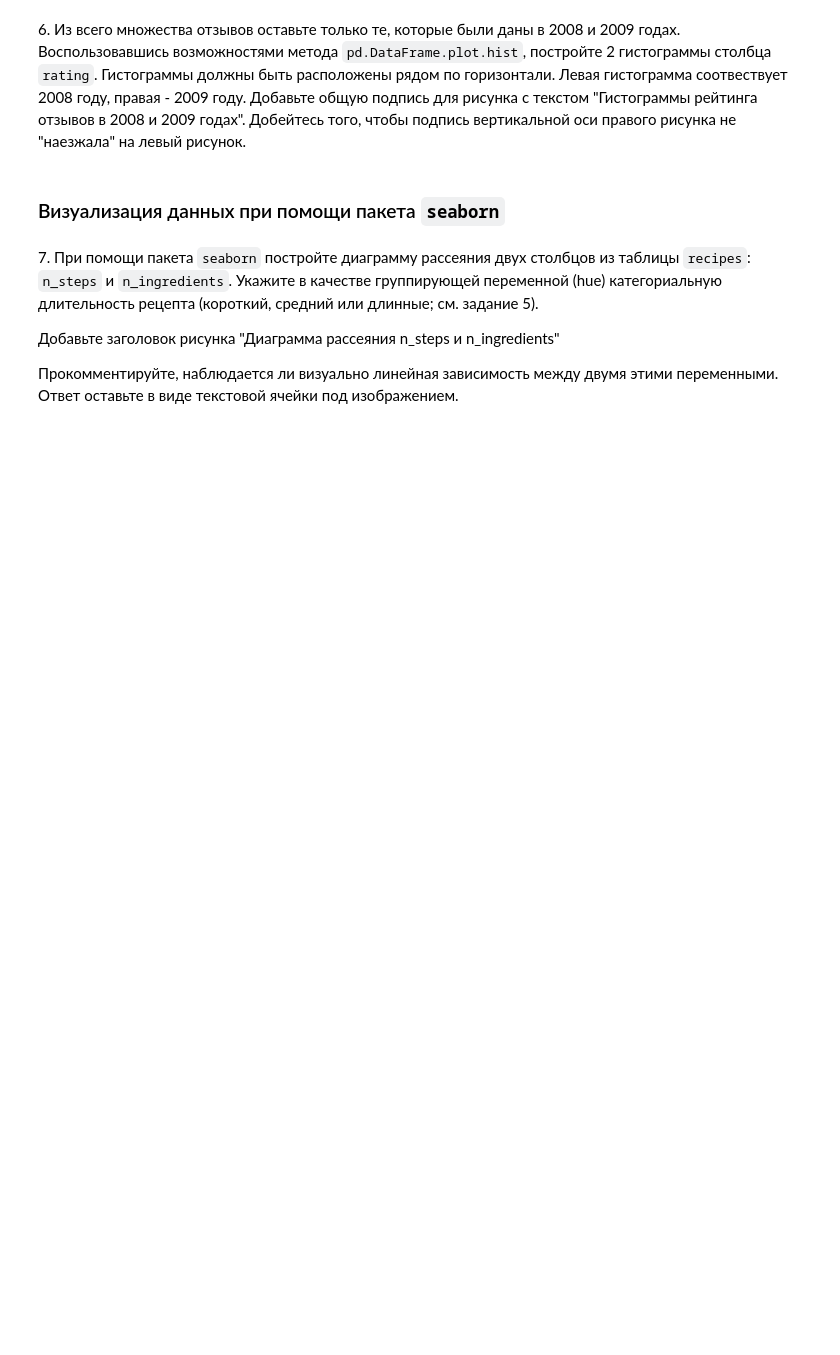
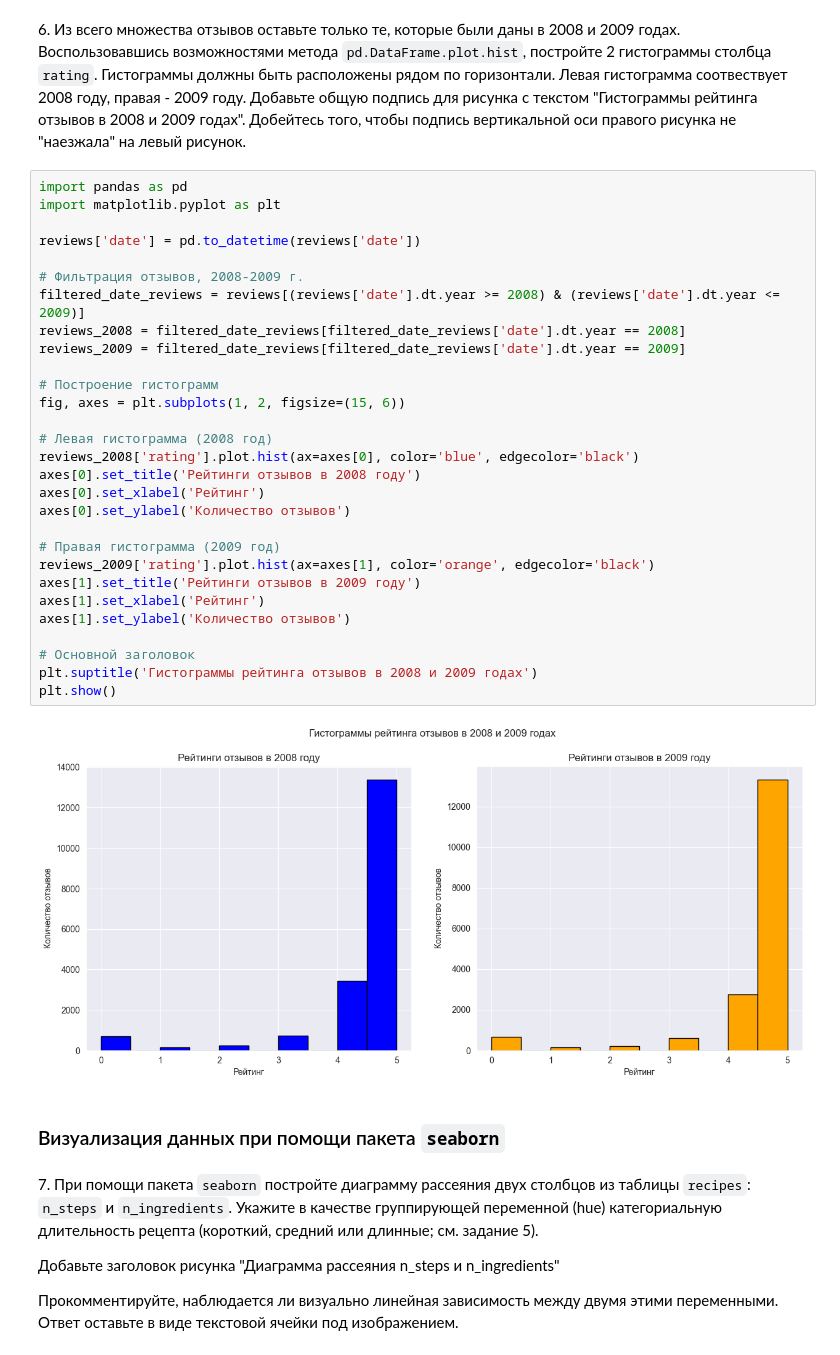
Before and after one commit to greenem-official/FaPythonProjects, a Jupyter notebook: TOD/05_graphics/05_visualization.ipynb, the cells around one changed output. Saved outputs shown, nothing was run; the diff lists cells and outputs as text; blank space fills up the shorter version.

```diff
--- a/TOD/05_graphics/05_visualization.ipynb
+++ b/TOD/05_graphics/05_visualization.ipynb
@@ -239,5 +265,36 @@ recipes = ...
 # %% [markdown]
 6\. Из всего множества отзывов оставьте только те, которые были даны в 2008 и 2009 годах. Воспользовавшись возможностями метода `pd.DataFrame.plot.hist`, постройте 2 гистограммы столбца `rating`. Гистограммы должны быть расположены рядом по горизонтали. Левая гистограмма соотвествует 2008 году, правая - 2009 году. Добавьте общую подпись для рисунка с текстом "Гистограммы рейтинга отзывов в 2008 и 2009 годах". Добейтесь того, чтобы подпись вертикальной оси правого рисунка не "наезжала" на левый рисунок.
+# %%
+import pandas as pd
+import matplotlib.pyplot as plt
+
+reviews['date'] = pd.to_datetime(reviews['date'])
+
+# Фильтрация отзывов, 2008-2009 г.
+filtered_date_reviews = reviews[(reviews['date'].dt.year >= 2008) & (reviews['date'].dt.year <= 2009)]
+reviews_2008 = filtered_date_reviews[filtered_date_reviews['date'].dt.year == 2008]
+reviews_2009 = filtered_date_reviews[filtered_date_reviews['date'].dt.year == 2009]
+
+# Построение гистограмм
+fig, axes = plt.subplots(1, 2, figsize=(15, 6))
+
+# Левая гистограмма (2008 год)
+reviews_2008['rating'].plot.hist(ax=axes[0], color='blue', edgecolor='black')
+axes[0].set_title('Рейтинги отзывов в 2008 году')
+axes[0].set_xlabel('Рейтинг')
+axes[0].set_ylabel('Количество отзывов')
+
+# Правая гистограмма (2009 год)
+reviews_2009['rating'].plot.hist(ax=axes[1], color='orange', edgecolor='black')
+axes[1].set_title('Рейтинги отзывов в 2009 году')
+axes[1].set_xlabel('Рейтинг')
+axes[1].set_ylabel('Количество отзывов')
+
+# Основной заголовок
+plt.suptitle('Гистограммы рейтинга отзывов в 2008 и 2009 годах')
+plt.show()
+# %% [output]
+[figure, added]
 # %% [markdown]
 ### Визуализация данных при помощи пакета `seaborn`
 # %% [markdown]
```
Also changed, not shown: parts of 5 cells of this notebook.
